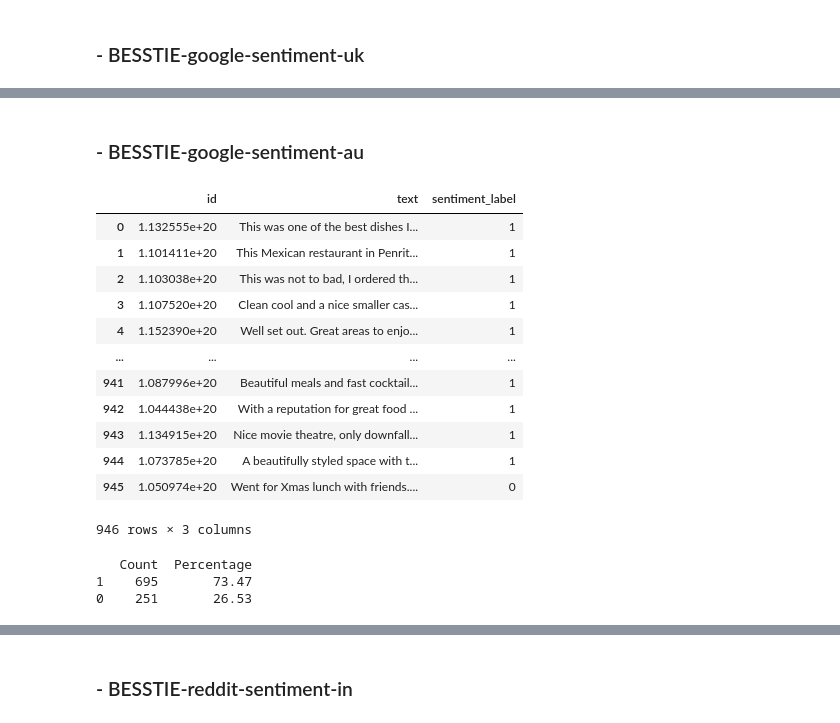
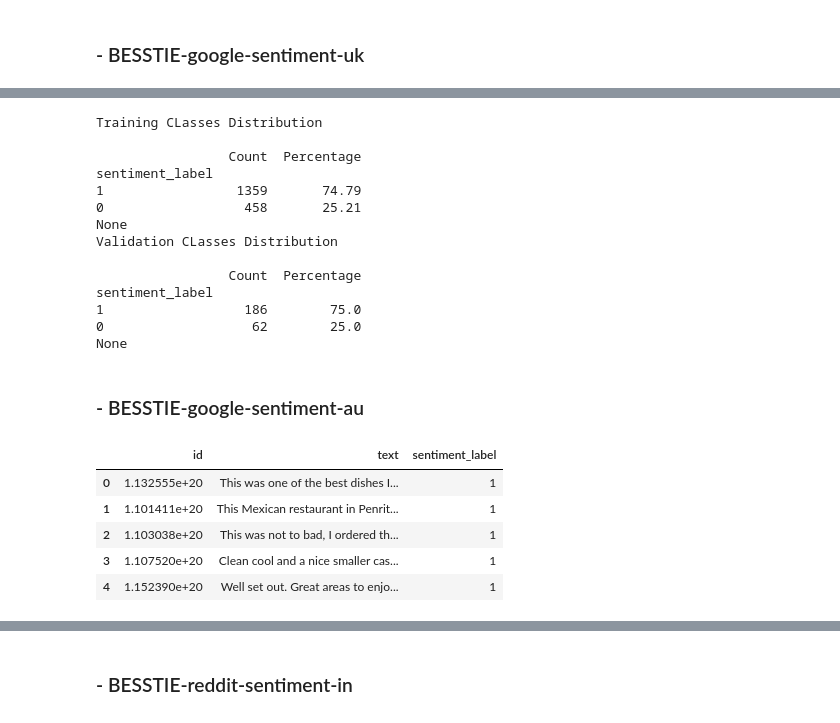
Before and after one commit to saropi99/nlp-project, a Jupyter notebook: notebook.ipynb, the cells around one changed output, grey strips where cells are left out. Drawn from its saved outputs; the diff is of its cells as text; code cells hidden in the pictures.

```diff
--- a/notebook.ipynb
+++ b/notebook.ipynb
@@ -106,27 +120,34 @@ class_distribution(df_google_sentiment_uk)
+# %%
+print('Training CLasses Distribution\n')
+print(class_distribution(df_google_sentiment_uk))
+print('Validation CLasses Distribution\n')
+print(class_distribution(df_google_sentiment_uk_val))
+# %% [output]
+Training CLasses Distribution
+
+                 Count  Percentage
+sentiment_label
+1                 1359       74.79
+0                  458       25.21
+None
+Validation CLasses Distribution
+
+                 Count  Percentage
+sentiment_label
+1                  186        75.0
+0                   62        25.0
+None
 # %% [markdown]
 ### - BESSTIE-google-sentiment-au
 # %%
 splits = {'train': 'data/google-sentiment-au-train.jsonl', 'validation': 'data/google-sentiment-au-valid.jsonl'}
 df_google_sentiment_au = pd.read_json("hf://datasets/mindhunter23/BESSTIE-google-sentiment-au/" + splits["train"], lines=True)
 df_google_sentiment_au_val = pd.read_json("hf://datasets/mindhunter23/BESSTIE-google-sentiment-au/" + splits["validation"], lines=True)
-df_google_sentiment_au
+df_google_sentiment_au.head(5)
 # %% [output]
 |  | id | text | sentiment_label |
 | 0 | 1.132555e+20 | This was one of the best dishes I... | 1 |
 | 1 | 1.101411e+20 | This Mexican restaurant in Penrit... | 1 |
 | 2 | 1.103038e+20 | This was not to bad, I ordered th... | 1 |
 | 3 | 1.107520e+20 | Clean cool and a nice smaller cas... | 1 |
 | 4 | 1.152390e+20 | Well set out. Great areas to enjo... | 1 |
-| ... | ... | ... | ... |
-| 941 | 1.087996e+20 | Beautiful meals and fast cocktail... | 1 |
-| 942 | 1.044438e+20 | With a reputation for great food ... | 1 |
-| 943 | 1.134915e+20 | Nice movie theatre, only downfall... | 1 |
-| 944 | 1.073785e+20 | A beautifully styled space with t... | 1 |
-| 945 | 1.050974e+20 | Went for Xmas lunch with friends.... | 0 |
-946 rows × 3 columns
-# %%
-class_distribution(df_google_sentiment_au)
-# %% [output]
-   Count  Percentage
-1    695       73.47
-0    251       26.53
```
Also changed, not shown: parts of 41 cells of this notebook, 1 other file.
